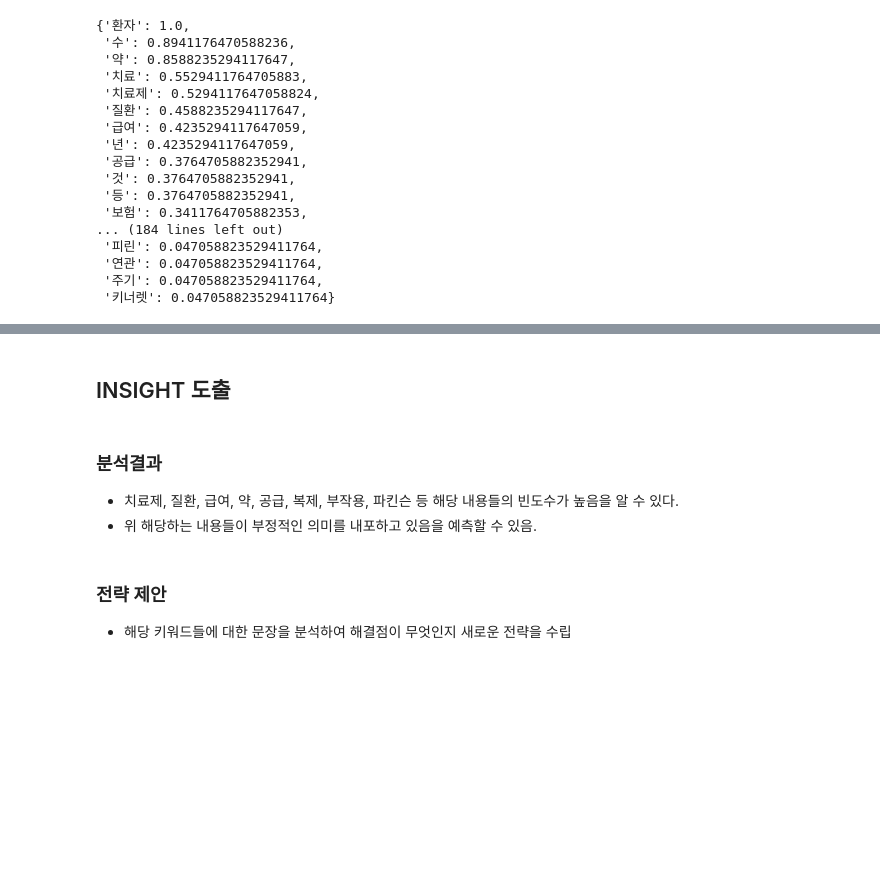
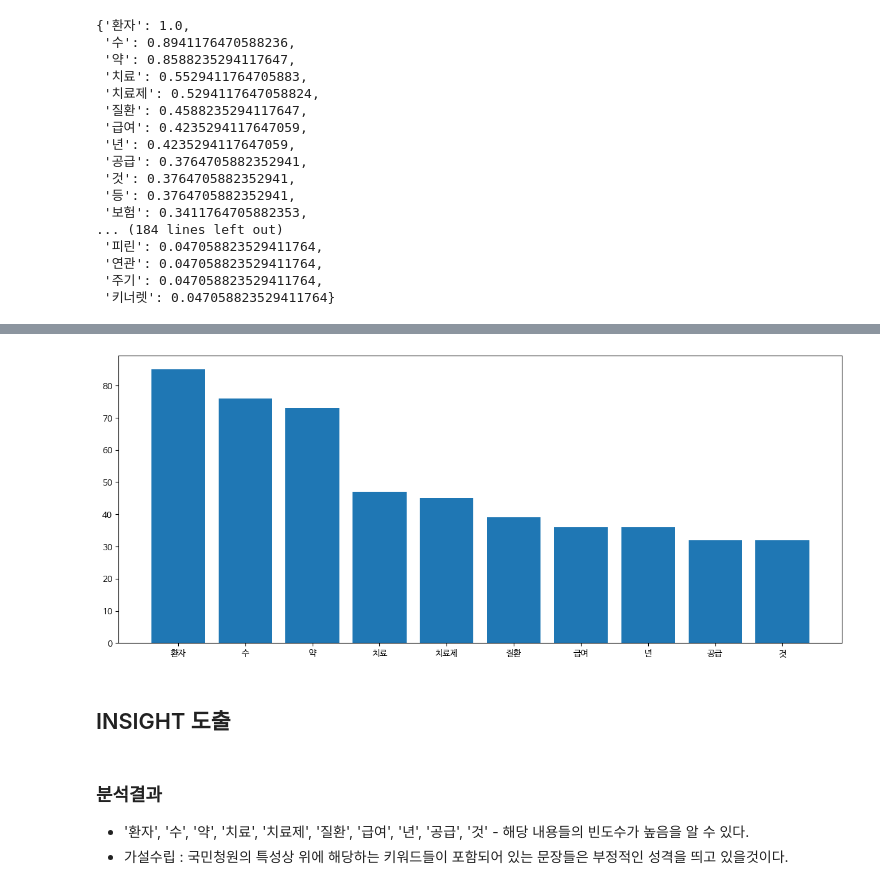
Before and after one commit to SeokcheonMoon/rare_disease_analytics, a Jupyter notebook: EDA/suggestion_02.ipynb, the cells around one changed output, grey strips where cells are left out. Drawn from its saved outputs; the diff is of its cells as text; code cells hidden in the pictures; blank space fills up the shorter version.

```diff
--- a/EDA/suggestion_02.ipynb
+++ b/EDA/suggestion_02.ipynb
@@ -130,9 +148,14 @@ plt.show()
+# %%
+labels = top10_nouns_list.keys()
+values = top10_nouns_list.values()
+plt.figure(figsize=(15, 6))
+plt.bar(labels, values)
+plt.show()
+# %% [output]
+[figure, added]
 # %% [markdown]
 ## INSIGHT 도출
 # %% [markdown]
 ### 분석결과
-- 치료제, 질환, 급여, 약, 공급, 복제, 부작용, 파킨슨 등 해당 내용들의 빈도수가 높음을 알 수 있다.
-- 위 해당하는 내용들이 부정적인 의미를 내포하고 있음을 예측할 수 있음.
+- '환자', '수', '약', '치료', '치료제', '질환', '급여', '년', '공급', '것' - 해당 내용들의 빈도수가 높음을 알 수 있다.
+- 가설수립 : 국민청원의 특성상 위에 해당하는 키워드들이 포함되어 있는 문장들은 부정적인 성격을 띄고 있을것이다.
-# %% [markdown]
-### 전략 제안
-- 해당 키워드들에 대한 문장을 분석하여 해결점이 무엇인지 새로운 전략을 수립
```
Also changed, not shown: parts of 2 cells of this notebook, 2 other files.
